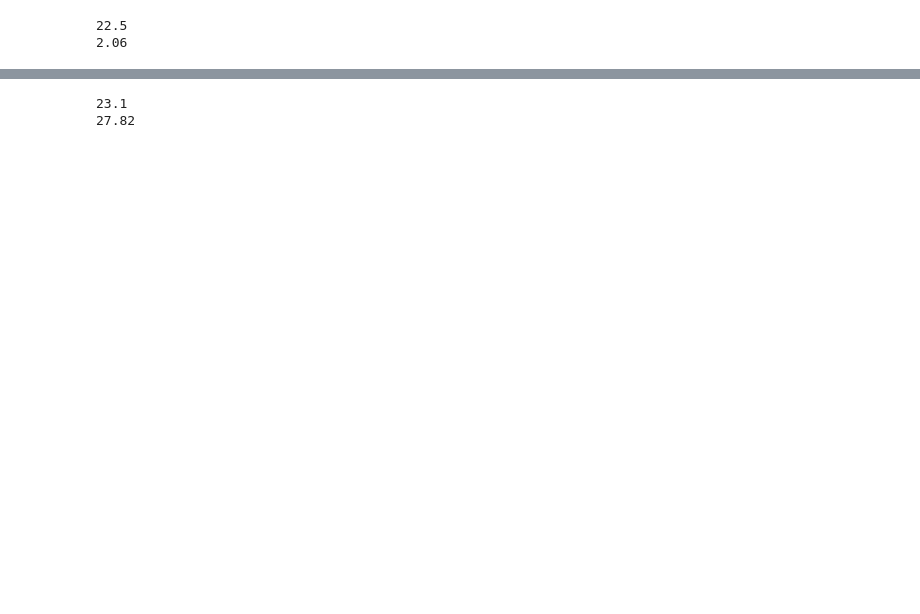
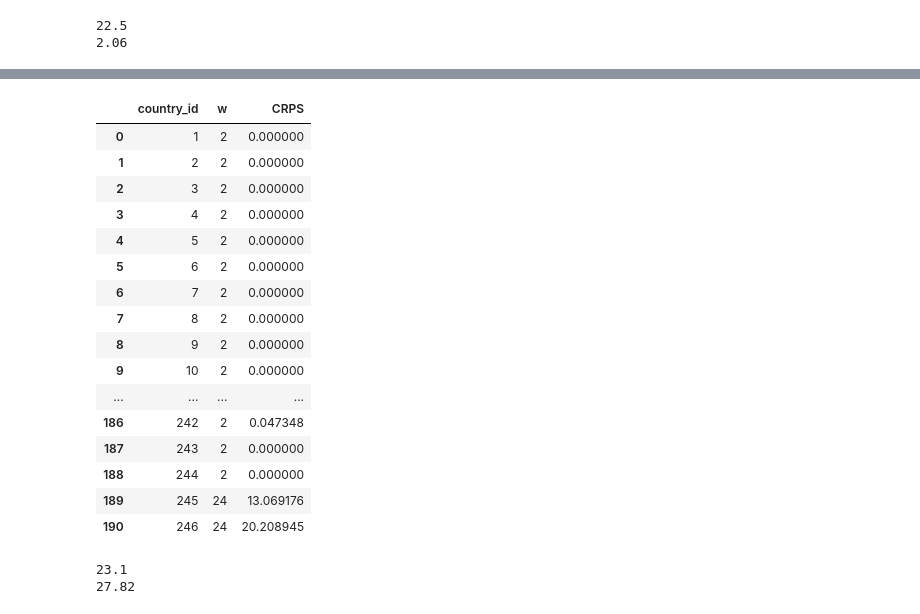
Before and after one commit to toboden/ConflictPredProbabilistic, a Jupyter notebook: baseline/baseline_results/base_resultView.ipynb, the cells around one changed output, grey strips where cells are left out. Cells and saved outputs as stored; diff of their text form; code cells hidden in the pictures; blank space fills up the shorter version.

```diff
--- a/baseline/baseline_results/base_resultView.ipynb
+++ b/baseline/baseline_results/base_resultView.ipynb
@@ -78,3 +122,26 @@ print(round(np.std(w_var_list),2))
+# %%
+import pandas as pd
+pd.options.display.max_rows = 1000
+
+w_minimization_list[3]['minWData'][1]
+# %% [output]
+|  | country_id | w | CRPS |
+| 0 | 1 | 2 | 0.000000 |
+| 1 | 2 | 2 | 0.000000 |
+| 2 | 3 | 2 | 0.000000 |
+| 3 | 4 | 2 | 0.000000 |
+| 4 | 5 | 2 | 0.000000 |
+| 5 | 6 | 2 | 0.000000 |
+| 6 | 7 | 2 | 0.000000 |
+| 7 | 8 | 2 | 0.000000 |
+| 8 | 9 | 2 | 0.000000 |
+| 9 | 10 | 2 | 0.000000 |
+| ... | ... | ... | ... |
+| 186 | 242 | 2 | 0.047348 |
+| 187 | 243 | 2 | 0.000000 |
+| 188 | 244 | 2 | 0.000000 |
+| 189 | 245 | 24 | 13.069176 |
+| 190 | 246 | 24 | 20.208945 |
 # %%
 w_mean_list = []
 w_var_list = []
```
Also changed, not shown: parts of 9 cells of this notebook, 2 other files.
